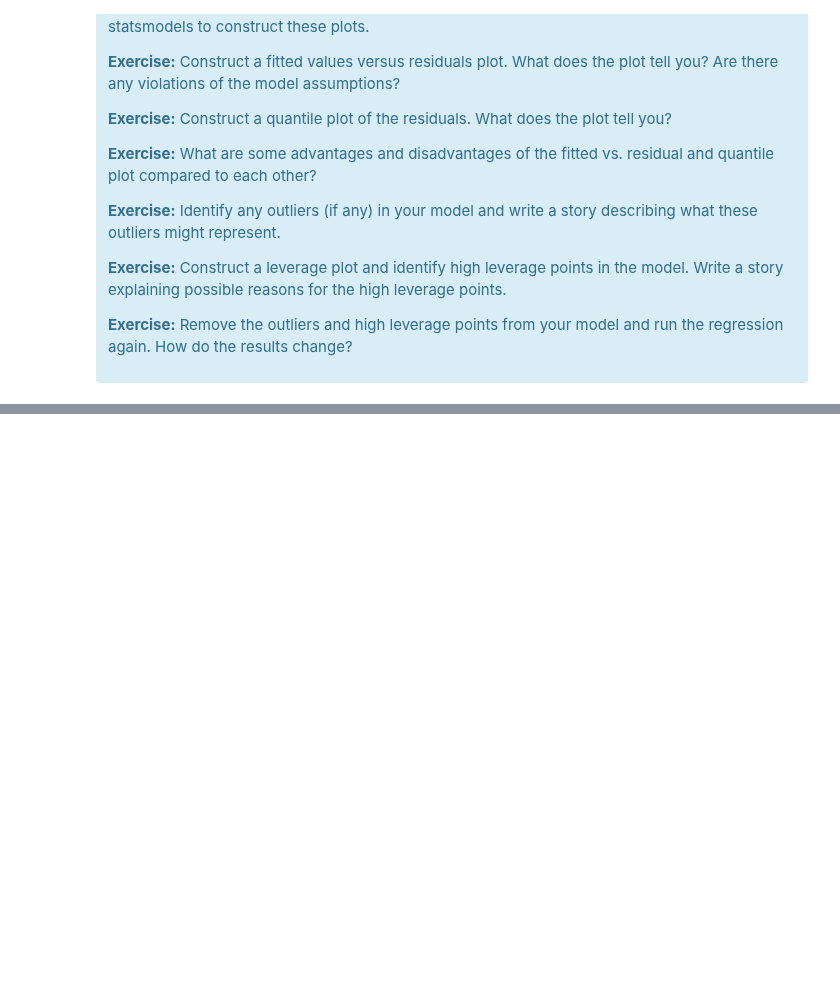
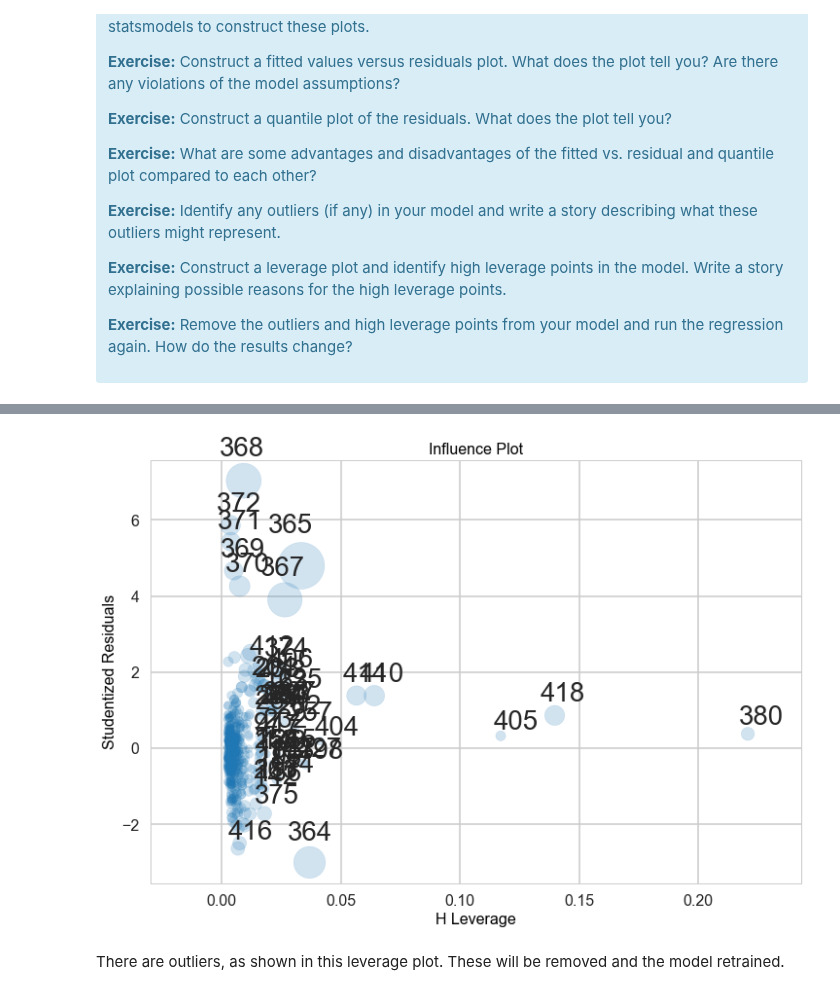
Before and after one commit to kellywong1314/Analytics-and-Machine-Learning, a Jupyter notebook: Mini-Projects/Boston Housing Linear Regression/Mini_Project_Linear_Regression.ipynb, the cells around one changed output, grey strips where cells are left out. Saved outputs shown, nothing was run; the diff lists cells and outputs as text; code cells hidden in the pictures; blank space fills up the shorter version.

```diff
--- a/Mini-Projects/Boston Housing Linear Regression/Mini_Project_Linear_Regression.ipynb
+++ b/Mini-Projects/Boston Housing Linear Regression/Mini_Project_Linear_Regression.ipynb
@@ -881,0 +885,11 @@ sm.qqplot(ypred_reg3 - price, fit=True, line='45')
+# %%
+# create leverage plot for the model
+
+import statsmodels.graphics.regressionplots as plots
+fig, ax = plt.subplots(figsize=(12,8))
+
+fig = plots.influence_plot(m3, alpha=0.01, plot_alpha=0.2, fontsize='small', ax=ax)
+# %% [output]
+[figure, added]
+# %% [markdown]
+There are outliers, as shown in this leverage plot. These will be removed and the model retrained.
```
Also changed, not shown: parts of 17 cells of this notebook.
